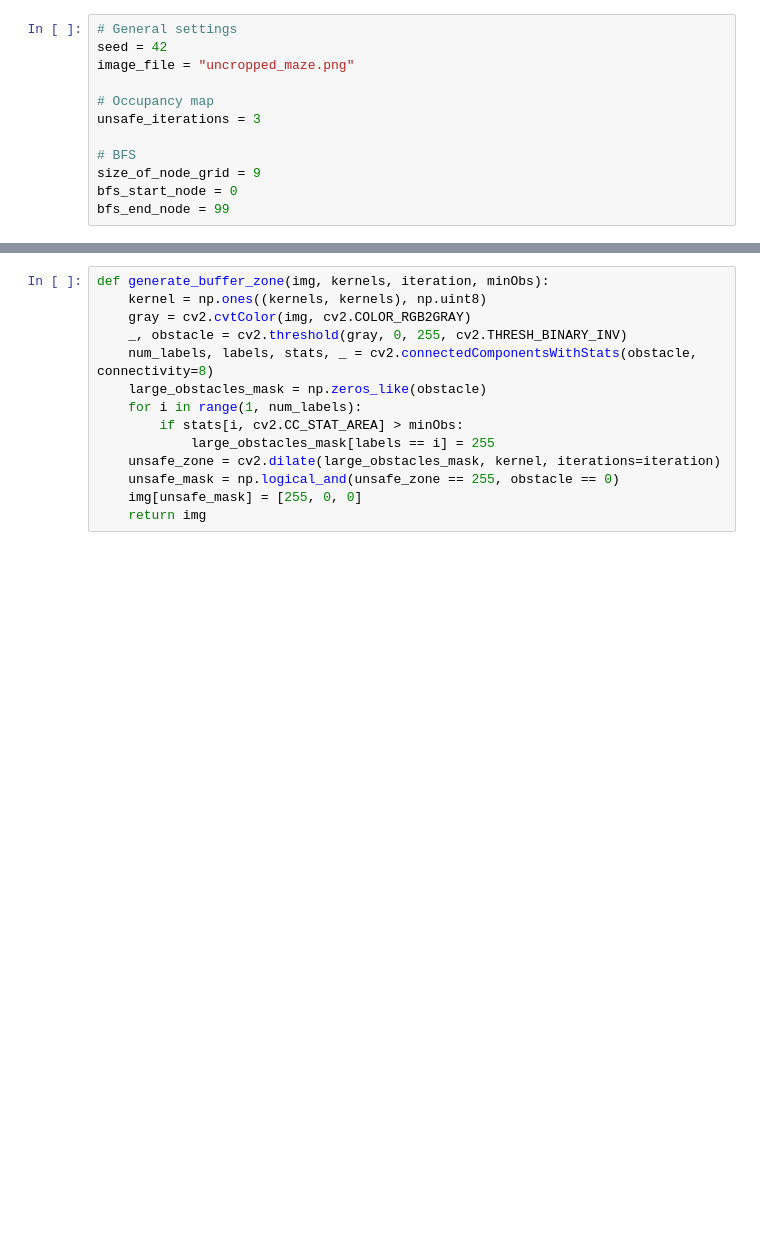
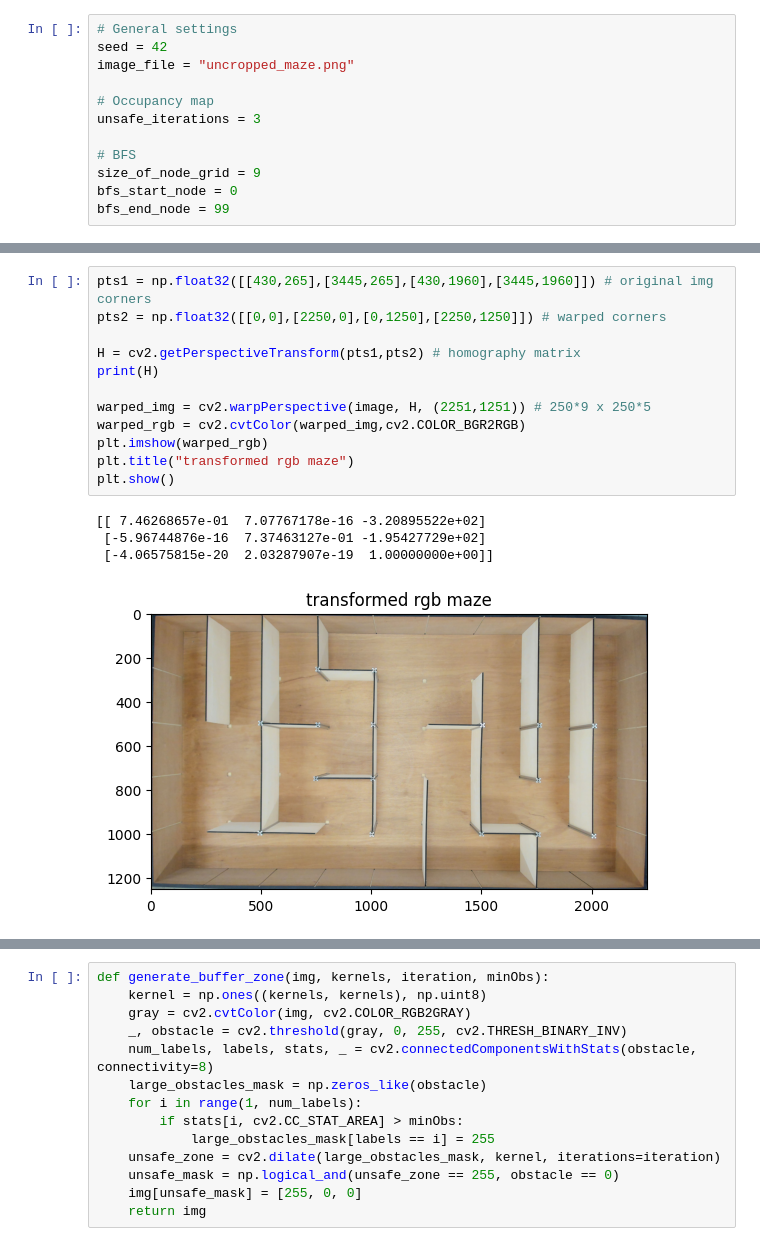
Before and after one commit to KevChen2003/Micromouse-Project, a Jupyter notebook: path_planning.ipynb, the cells around one changed output, grey strips where cells are left out. Saved outputs shown, nothing was run; the diff lists cells and outputs as text; blank space fills up the shorter version.

```diff
--- a/path_planning.ipynb
+++ b/path_planning.ipynb
@@ -52,0 +32,17 @@ plt.show()
+# %%
+pts1 = np.float32([[430,265],[3445,265],[430,1960],[3445,1960]]) # original img corners
+pts2 = np.float32([[0,0],[2250,0],[0,1250],[2250,1250]]) # warped corners
+
+H = cv2.getPerspectiveTransform(pts1,pts2) # homography matrix
+print(H)
+
+warped_img = cv2.warpPerspective(image, H, (2251,1251)) # 250*9 x 250*5
+warped_rgb = cv2.cvtColor(warped_img,cv2.COLOR_BGR2RGB)
+plt.imshow(warped_rgb)
+plt.title("transformed rgb maze")
+plt.show()
+# %% [output]
+[[ 7.46268657e-01  7.07767178e-16 -3.20895522e+02]
+ [-5.96744876e-16  7.37463127e-01 -1.95427729e+02]
+ [-4.06575815e-20  2.03287907e-19  1.00000000e+00]]
+[figure, added]
```
Also changed, not shown: parts of 4 cells of this notebook, 7 other files.
